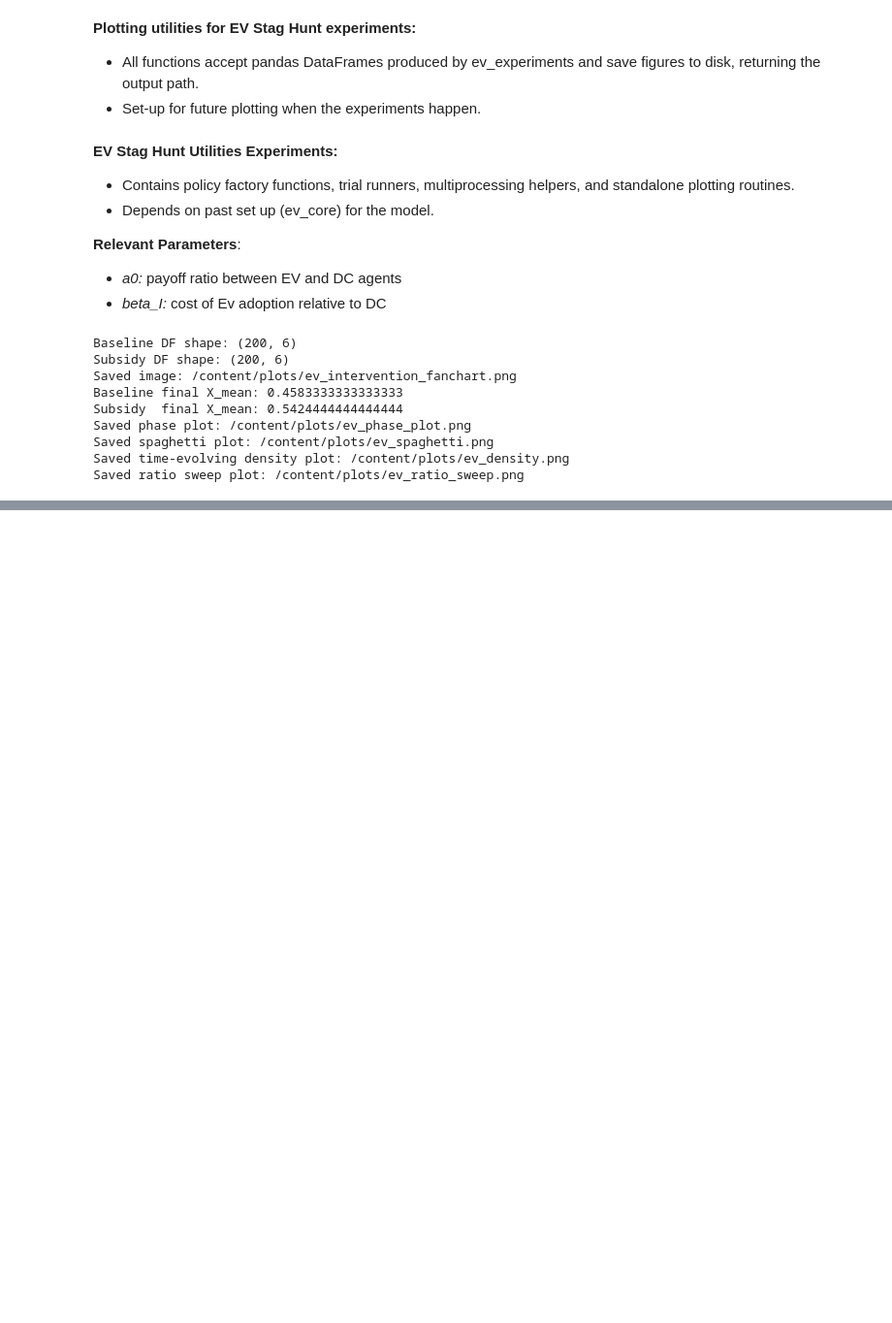
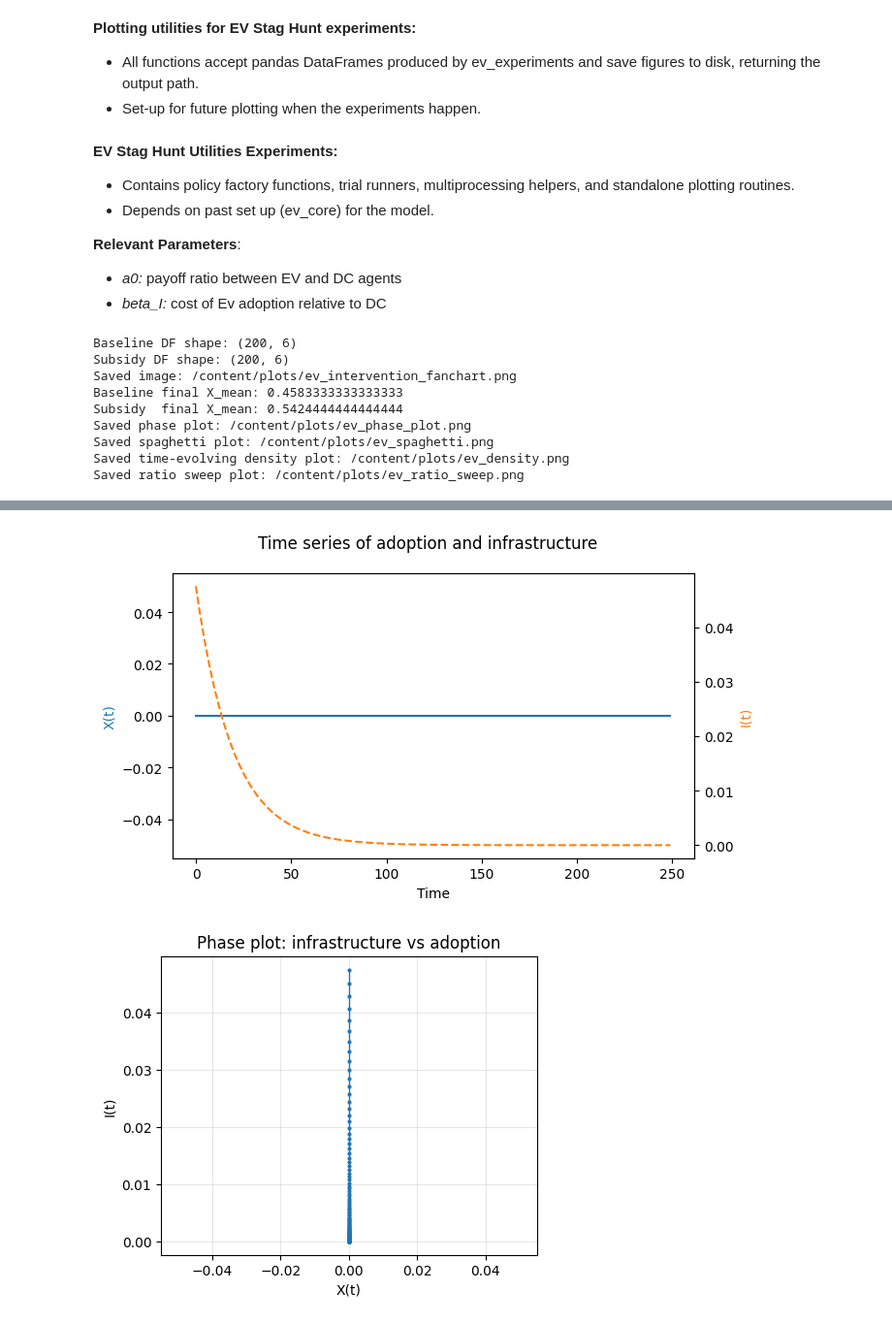
Before and after one commit to jrodriguezzuloaga-netizen/Model-based-decision-making, a Jupyter notebook: Assignment_3.ipynb, the cells around one changed output, grey strips where cells are left out. Shown: that part at 97% size. Saved outputs shown, nothing was run; the diff lists cells and outputs as text; code cells hidden in the pictures; blank space fills up the shorter version.

```diff
--- a/Assignment_3.ipynb
+++ b/Assignment_3.ipynb
@@ -1614,0 +1800,80 @@ Saved ratio sweep plot: /content/plots/ev_ratio_sweep.png
+# %%
+# Phase plots of adoption X(t) and infrastructure I(t) over time
+# We use run_timeseries_trial which will return X(t) and I(t)
+
+def run_phase_example(
+    X0_frac,
+    I0,
+    T=250,
+    **fixed_params,
+):
+    """
+    Run a single time series and return X(t), I(t) arrays.
+    Uses run_timeseries_trial and scenario_kwargs.
+    """
+    # scenario kwargs for run_timeseries_trial
+    scenario = dict(
+        a0=2.0,          # explicit a0
+        ratio=None,      # use a0 directly (no ratio)
+        beta_I=fixed_params["beta_I"],
+        b=fixed_params["b"],
+        g_I=fixed_params["g_I"],
+        I0=I0,
+        network_type=fixed_params["network_type"],
+        n_nodes=fixed_params["n_nodes"],
+        p=fixed_params["p"],
+        m=fixed_params["m"],
+        collect=True,
+        X0_frac=X0_frac,
+        init_method="random",
+    )
+
+    X, I, df = run_timeseries_trial(
+        T=T,
+        scenario_kwargs=scenario,
+        seed=0,
+        policy=None,
+        strategy_choice_func=fixed_params["strategy_choice_func"],
+        tau=fixed_params["tau"],
+    )
+    return X, I, df
+
+# Example usage and plots
+# We can use different values of X0, I0 and Bi to show different phase trajectories
+
+# Create a copy of baseline_params to avoid modifying the original
+params_for_call = baseline_params.copy()
+# Remove I0 and T from this copy, as they are explicitly passed to run_phase_example
+params_for_call.pop("I0", None)
+params_for_call.pop("T", None)
+
+X, I, df = run_phase_example(
+    X0_frac=0.2,
+    I0=0.05,
+    T=250,
+    **params_for_call,
+)
+
+# Time series
+fig, ax1 = plt.subplots(figsize=(7,4))
+ax1.plot(df.index, df["X"], label="X(t) adoption")
+ax1.set_xlabel("Time")
+ax1.set_ylabel("X(t)", color="C0")
+ax2 = ax1.twinx()
+ax2.plot(df.index, df["I"], label="I(t) infrastructure", color="C1", linestyle="--")
+ax2.set_ylabel("I(t)", color="C1")
+fig.suptitle("Time series of adoption and infrastructure")
+fig.tight_layout()
+plt.show()
+
+# Phase plot: I vs X
+plt.figure(figsize=(5,4))
+plt.plot(df["X"], df["I"], marker="o", markersize=2, linewidth=1)
+plt.xlabel("X(t)")
+plt.ylabel("I(t)")
+plt.title("Phase plot: infrastructure vs adoption")
+plt.grid(alpha=0.3)
+plt.show()
+# %% [output]
+[figure, added]
+[figure, added]
```
Also changed, not shown: parts of 11 cells of this notebook.
